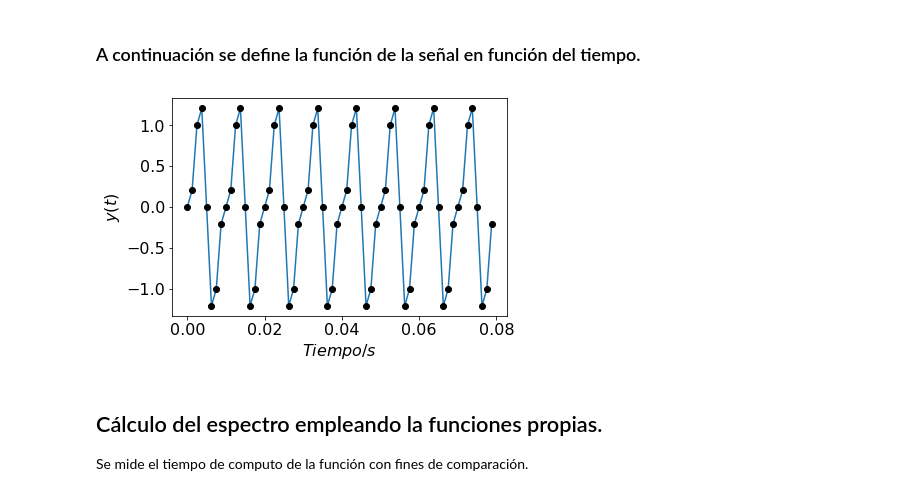
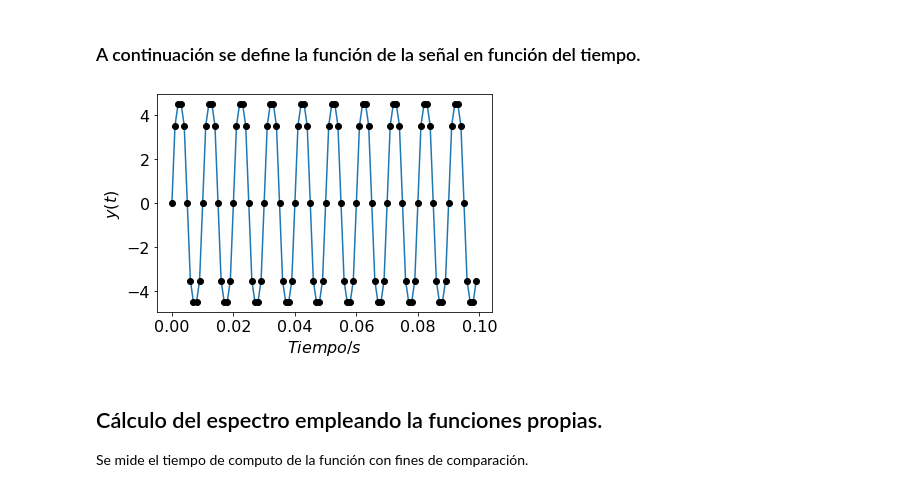
Before and after one commit to eaiii-frba-utn/2019, a Jupyter notebook: Espectro/Serie de Fourier v0.4.ipynb, the cells around one changed output. Saved outputs shown, nothing was run; the diff lists cells and outputs as text; code cells hidden in the pictures.

```diff
--- a/Espectro/Serie de Fourier v0.4.ipynb
+++ b/Espectro/Serie de Fourier v0.4.ipynb
@@ -125,9 +125,9 @@ def tim(x, fs):
 ### A continuación se define la función de la señal en función del tiempo.
 # %%
 # Parametros de la señal
-N  = 64        # Número de bines por traza
+N  = 100        # Número de bines por traza
 f  = 100.0     # Hz
-fs = f * 8     # muestreo
+fs = f * 10     # muestreo
 dt = 1 / (fs)  # Espaciado (puntos por período)
 
 
@@ -137,16 +137,24 @@ t  = np.linspace(0, (N - 1) * dt, N)  # Intervalo de tiempo en segundos
 
 
 # Señal
-y = np.sin(2 * pi * f * t) - 0.5 * np.sin(2 * pi * 2 * f * t)  # Señal
+y = 6*np.sin(2 * pi * f * t)  # Señal
+z = list()
+for x in y:
+    if x > 0 :
+        if x < 4.5: z.append(x)
+        else      : z.append(4.5)
+    else :
+        if x > -4.5: z.append(x)
+        else      :  z.append(-4.5)
 # %%
 ## PLOT
-plt.plot(t, y)
-plt.plot(t, y, 'ko')
+plt.plot(t, z)
+plt.plot(t, z, 'ko')
 plt.xlabel('$Tiempo/s$')
 plt.ylabel('$y(t)$')
 plt.show()
 # %% [output]
-[figure, old version]
+[figure, new version]
 # %% [markdown]
 ## Cálculo del espectro empleando la funciones propias.
 
```
Also changed, not shown: parts of 14 cells of this notebook.
